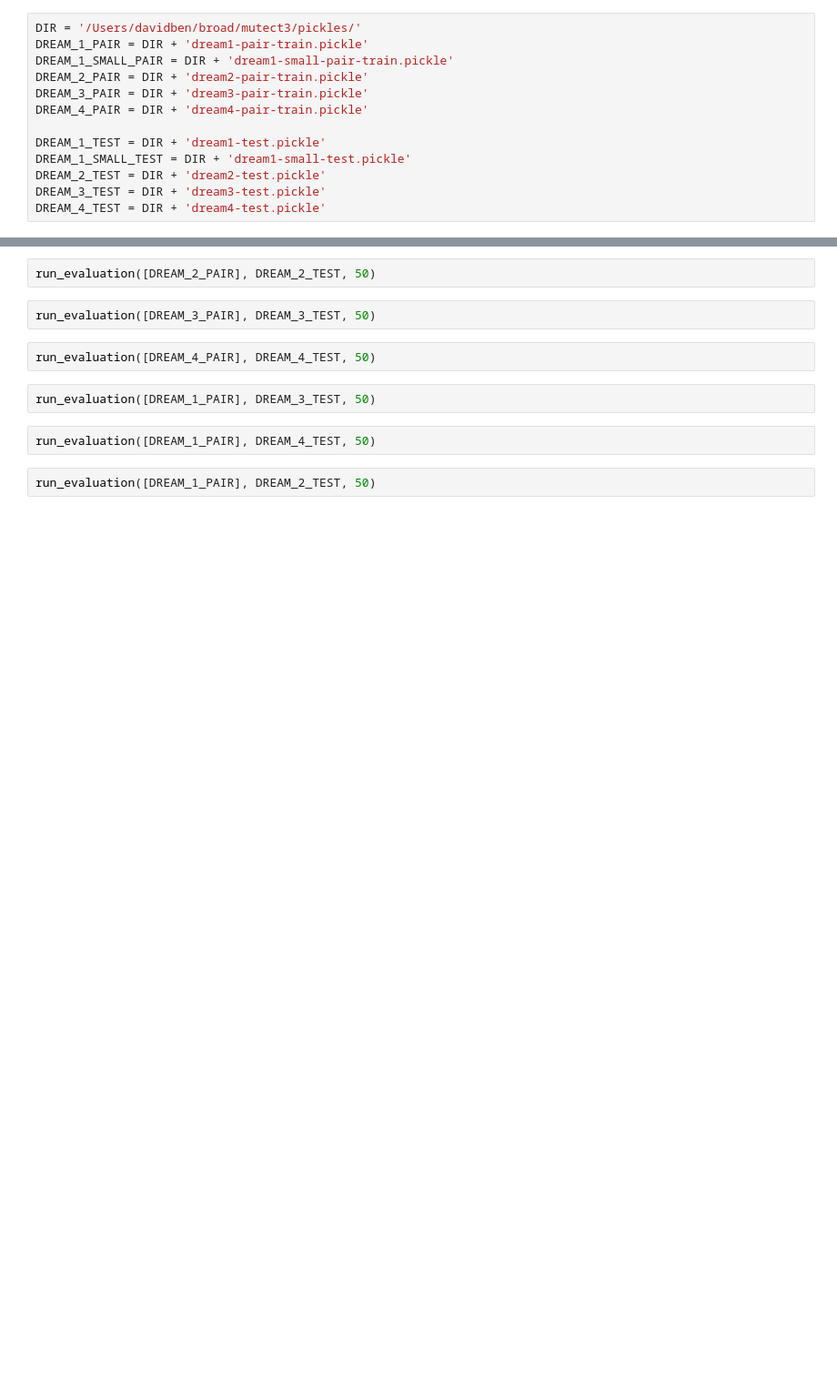
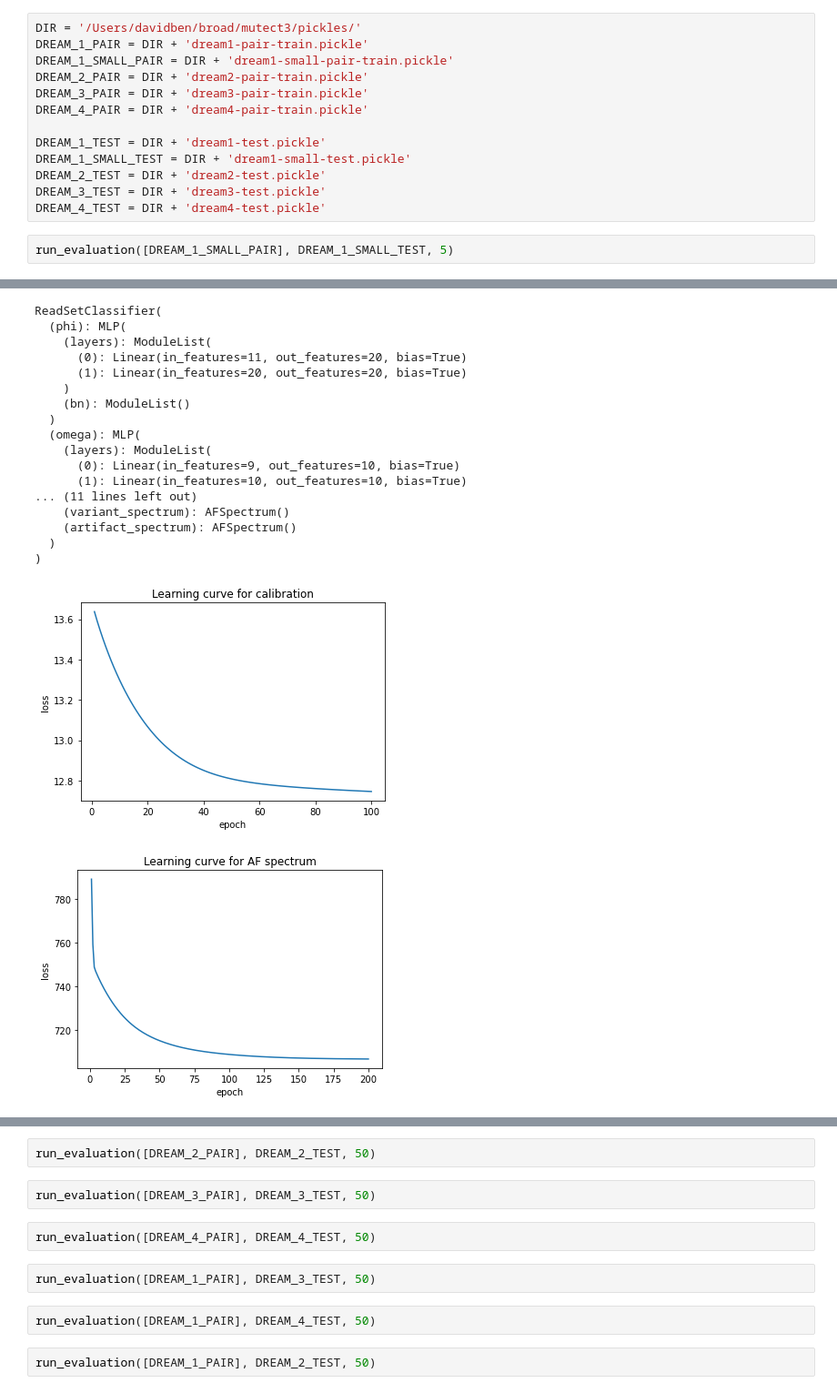
Before and after one commit to davidbenjamin/permutect, a Jupyter notebook: mutect3.ipynb, the cells around one changed output, grey strips where cells are left out. Shown at 91% size. Cells and saved outputs as stored; diff of their text form; blank space fills up the shorter version.

```diff
--- a/mutect3.ipynb
+++ b/mutect3.ipynb
@@ -191,3 +86,6 @@ DREAM_1_SMALL_TEST = DIR + 'dream1-small-test.pickle'
 DREAM_2_TEST = DIR + 'dream2-test.pickle'
 DREAM_3_TEST = DIR + 'dream3-test.pickle'
 DREAM_4_TEST = DIR + 'dream4-test.pickle'
+# %%
+run_evaluation([DREAM_1_SMALL_PAIR], DREAM_1_SMALL_TEST, 5)
+# %% [output]
@@ -193,0 +109,19 @@ DREAM_4_TEST = DIR + 'dream4-test.pickle'
+ReadSetClassifier(
+  (phi): MLP(
+    (layers): ModuleList(
+      (0): Linear(in_features=11, out_features=20, bias=True)
+      (1): Linear(in_features=20, out_features=20, bias=True)
+    )
+    (bn): ModuleList()
+  )
+  (omega): MLP(
+    (layers): ModuleList(
+      (0): Linear(in_features=9, out_features=10, bias=True)
+      (1): Linear(in_features=10, out_features=10, bias=True)
+... (11 lines left out)
+    (variant_spectrum): AFSpectrum()
+    (artifact_spectrum): AFSpectrum()
+  )
+)
+[figure, added]
+[figure, added]
```
Also changed, not shown: parts of 16 cells of this notebook, 6 other files.
